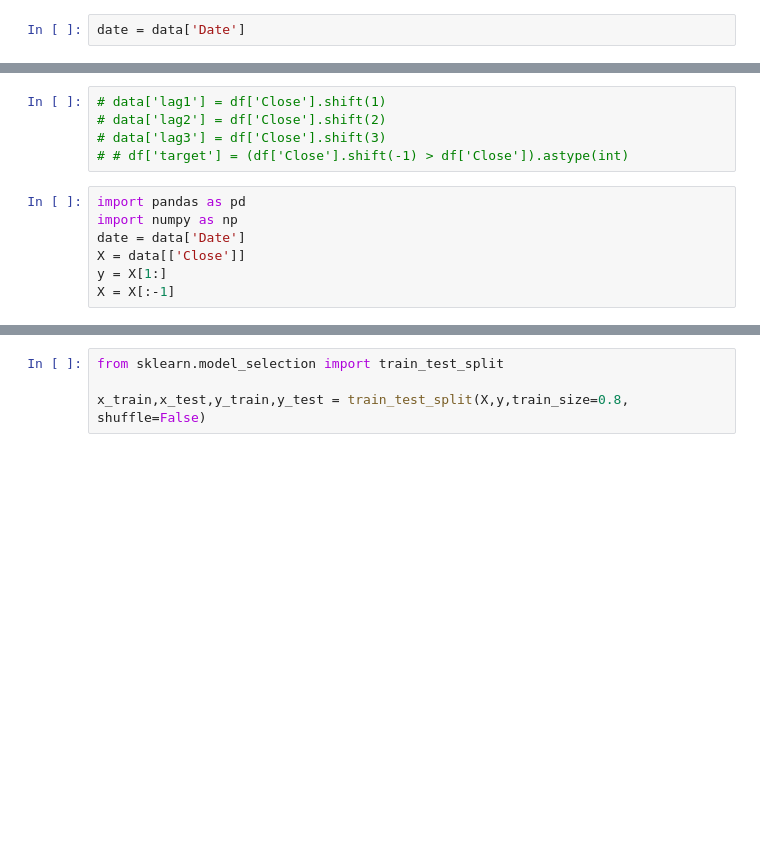
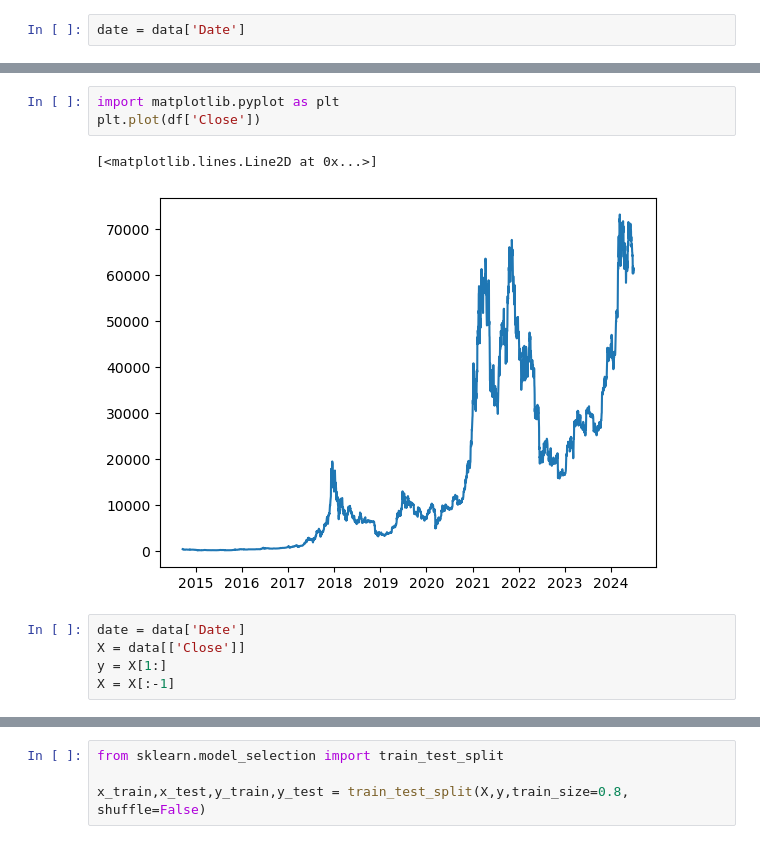
Before and after one commit to AtawimaS/Prediction-Price-of-Stock-and-Currency, a Jupyter notebook: Logistic_regression_model/Logistic.ipynb, the cells around one changed output, grey strips where cells are left out. Drawn from its saved outputs; the diff is of its cells as text; blank space fills up the shorter version.

```diff
--- a/Logistic_regression_model/Logistic.ipynb
+++ b/Logistic_regression_model/Logistic.ipynb
@@ -27,11 +27,10 @@ df
-# %%
-# data['lag1'] = df['Close'].shift(1)
-# data['lag2'] = df['Close'].shift(2)
-# data['lag3'] = df['Close'].shift(3)
-# # df['target'] = (df['Close'].shift(-1) > df['Close']).astype(int)
+# %%
+import matplotlib.pyplot as plt
+plt.plot(df['Close'])
+# %% [output]
+[<matplotlib.lines.Line2D at 0x...>]
+[figure, added]
 # %%
-import pandas as pd
-import numpy as np
 date = data['Date']
 X = data[['Close']]
 y = X[1:]
```
Also changed, not shown: parts of 3 cells of this notebook, 1 other file.
